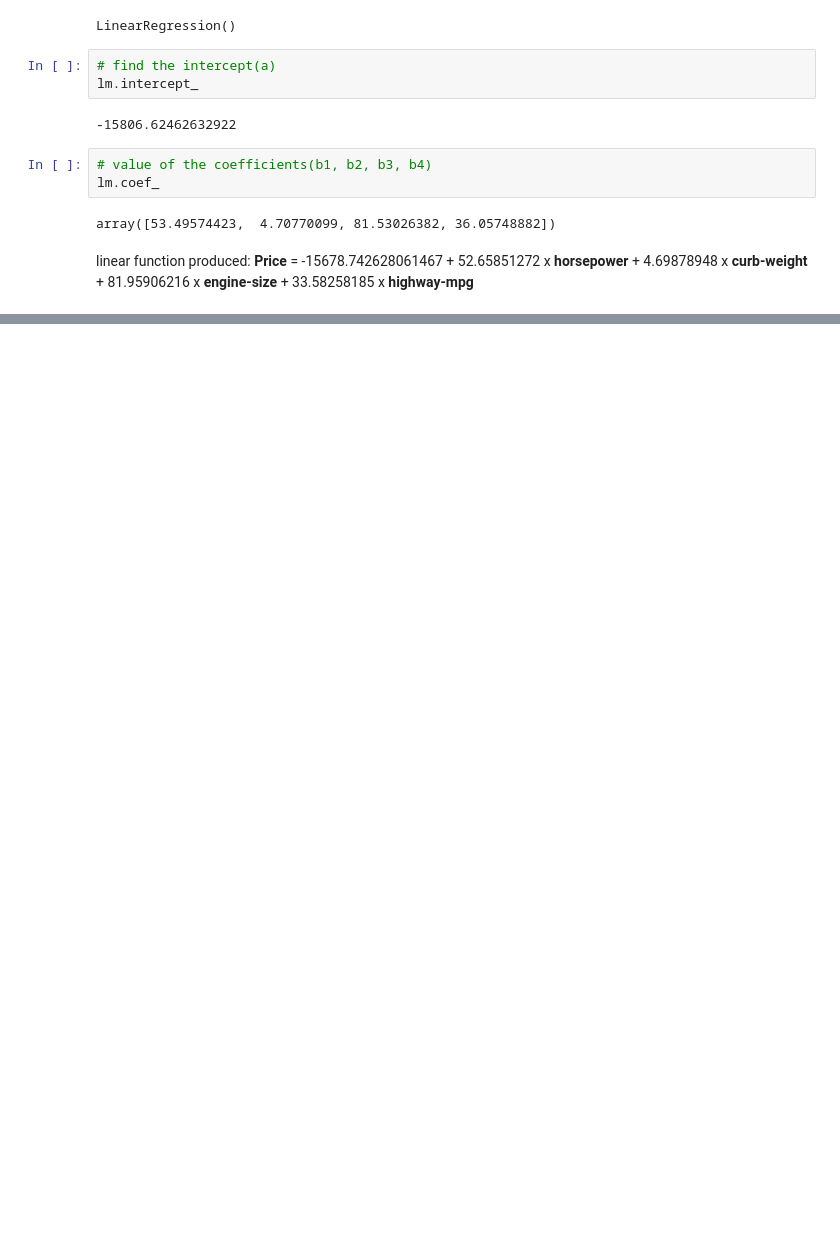
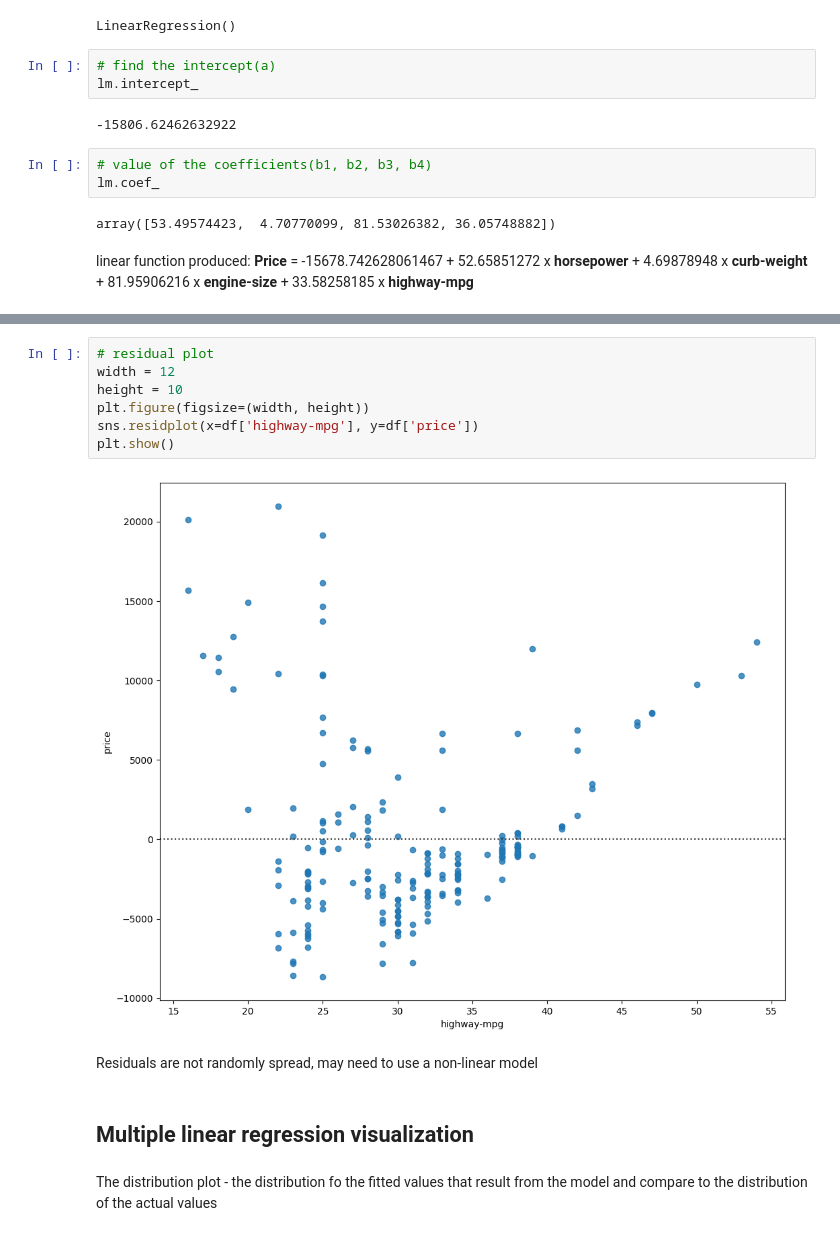
Before and after one commit to jwiggi18/notes, a Jupyter notebook: data_sci/model_dev/intro.ipynb, the cells around one changed output, grey strips where cells are left out. Saved outputs shown, nothing was run; the diff lists cells and outputs as text; blank space fills up the shorter version.

```diff
--- a/data_sci/model_dev/intro.ipynb
+++ b/data_sci/model_dev/intro.ipynb
@@ -172,0 +242,15 @@ linear function produced:
+# %%
+# residual plot
+width = 12
+height = 10
+plt.figure(figsize=(width, height))
+sns.residplot(x=df['highway-mpg'], y=df['price'])
+plt.show()
+# %% [output]
+[figure, added]
+# %% [markdown]
+Residuals are not randomly spread, may need to use a non-linear model
+# %% [markdown]
+## Multiple linear regression visualization
+# %% [markdown]
+The distribution plot - the distribution fo the fitted values that result from the model and compare to the distribution of the actual values
```
Also changed, not shown: parts of 13 cells of this notebook.
